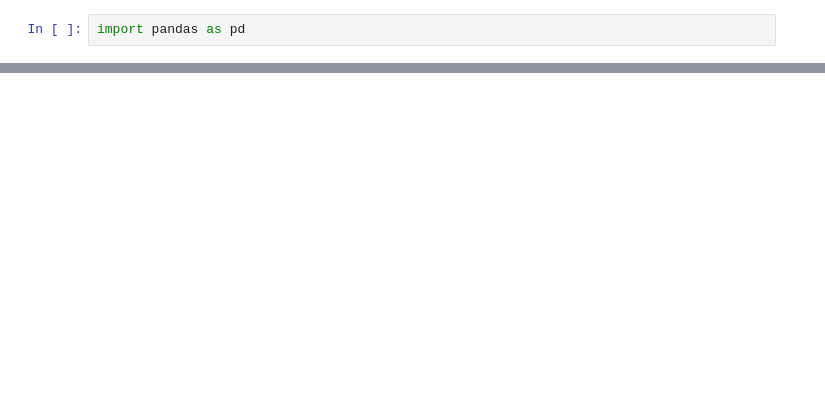
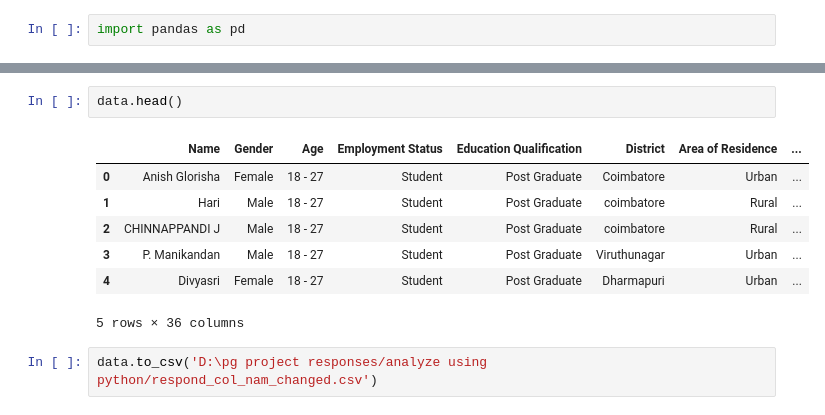
Before and after one commit to Anand-krish-0/A-study-on-awareness-and-perception-among-the-users-of-EVs, a Jupyter notebook: rough_work.ipynb, the cells around one changed output, grey strips where cells are left out. Drawn from its saved outputs; the diff is of its cells as text; blank space fills up the shorter version.

```diff
--- a/rough_work.ipynb
+++ b/rough_work.ipynb
@@ -19,0 +145,12 @@ df
+# %%
+data.head()
+# %% [output]
+|  | Name | Gender | Age | Employment Status | Education Qualification | District | Area of Residence | ... |
+| 0 | Anish Glorisha | Female | 18 - 27 | Student | Post Graduate | Coimbatore | Urban | ... |
+| 1 | Hari | Male | 18 - 27 | Student | Post Graduate | coimbatore | Rural | ... |
+| 2 | CHINNAPPANDI J | Male | 18 - 27 | Student | Post Graduate | coimbatore | Rural | ... |
+| 3 | P. Manikandan | Male | 18 - 27 | Student | Post Graduate | Viruthunagar | Urban | ... |
+| 4 | Divyasri | Female | 18 - 27 | Student | Post Graduate | Dharmapuri | Urban | ... |
+5 rows × 36 columns
+# %%
+data.to_csv('D:\pg project responses/analyze using python/respond_col_nam_changed.csv')
```
Also changed, not shown: parts of 18 cells of this notebook, 4 other files.
